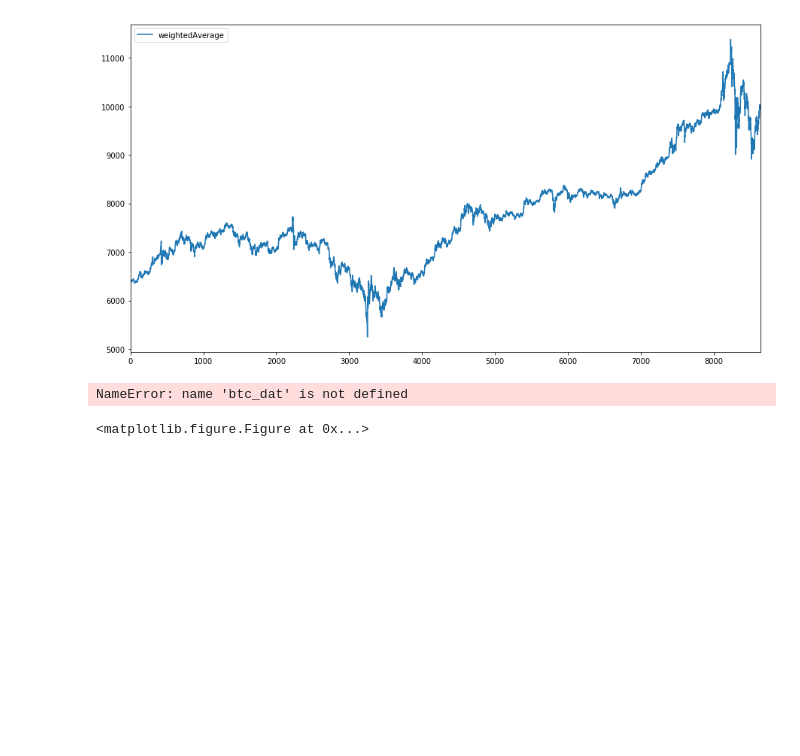
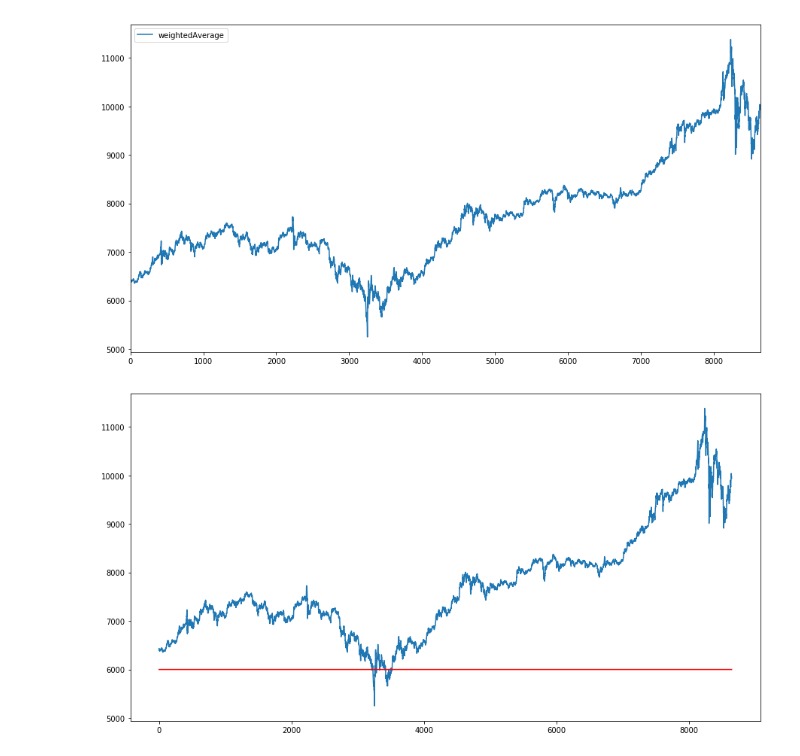
Before and after one commit to lukemun/CryptoPirates, a Jupyter notebook: Simulator.ipynb, the cells around one changed output. Saved outputs shown, nothing was run; the diff lists cells and outputs as text; code cells hidden in the pictures; blank space fills up the shorter version.

```diff
--- a/Simulator.ipynb
+++ b/Simulator.ipynb
@@ -95,12 +95,11 @@ dat.plot(x=dat.index, y='weightedAverage', figsize=(15,8))
 [figure]
 # %%
 plt.figure(figsize=(15,8))
-plt.plot(btc_dat.index, btc_dat['weightedAverage'])
-plt.plot(btc_dat.index, btc_dat['momentum'], color='r')
+plt.plot(dat.index, dat['weightedAverage'])
+plt.plot(dat.index, 6000+dat['momentum'], color='r')
 plt.show()
 # %% [output]
-NameError: name 'btc_dat' is not defined
-<matplotlib.figure.Figure at 0x...>
+[figure, added]
 # %%
 sim.getHistIndex()
 # %%
```
Also changed, not shown: 2 other files.
